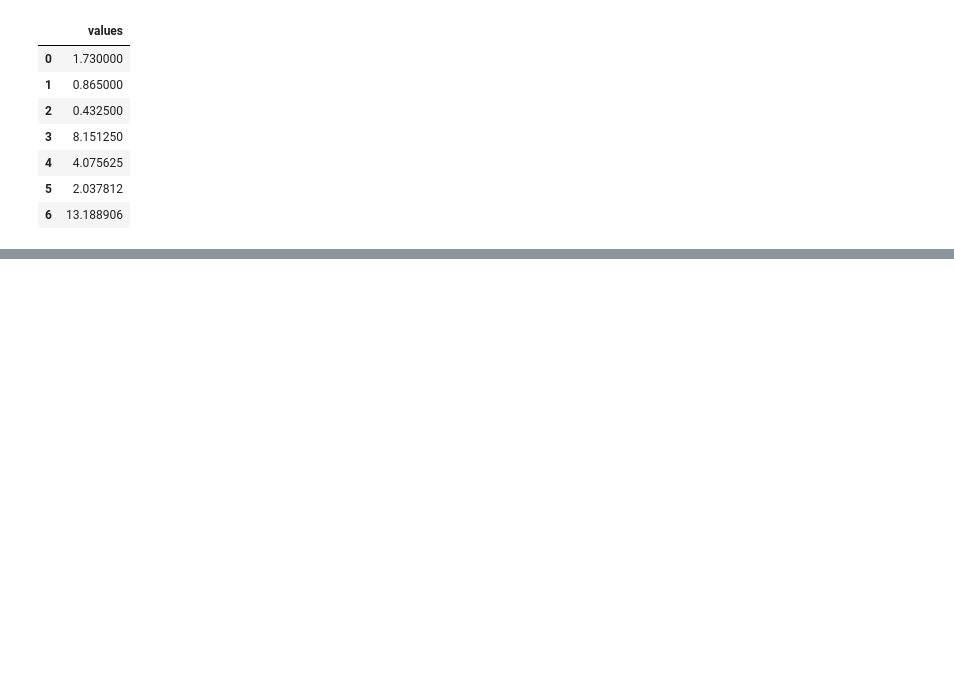
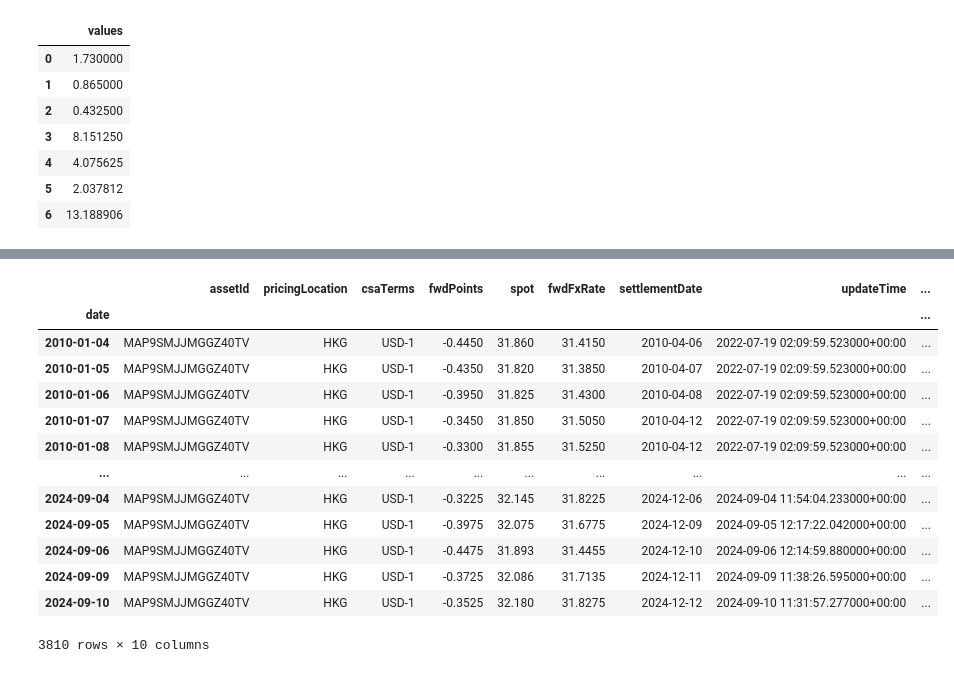
Before and after one commit to lottepy/FIRE.ai, a Jupyter notebook: systematic/test.ipynb, the cells around one changed output, grey strips where cells are left out. Cells and saved outputs as stored; diff of their text form; code cells hidden in the pictures; blank space fills up the shorter version.

```diff
--- a/systematic/test.ipynb
+++ b/systematic/test.ipynb
@@ -28,0 +129,17 @@ df.ewm(span=3, adjust=False).mean()
+# %%
+_df2
+# %% [output]
+|  | assetId | pricingLocation | csaTerms | fwdPoints | spot | fwdFxRate | settlementDate | updateTime | ... |
+| date |  |  |  |  |  |  |  |  | ... |
+| 2010-01-04 | MAP9SMJJMGGZ40TV | HKG | USD-1 | -0.4450 | 31.860 | 31.4150 | 2010-04-06 | 2022-07-19 02:09:59.523000+00:00 | ... |
+| 2010-01-05 | MAP9SMJJMGGZ40TV | HKG | USD-1 | -0.4350 | 31.820 | 31.3850 | 2010-04-07 | 2022-07-19 02:09:59.523000+00:00 | ... |
+| 2010-01-06 | MAP9SMJJMGGZ40TV | HKG | USD-1 | -0.3950 | 31.825 | 31.4300 | 2010-04-08 | 2022-07-19 02:09:59.523000+00:00 | ... |
+| 2010-01-07 | MAP9SMJJMGGZ40TV | HKG | USD-1 | -0.3450 | 31.850 | 31.5050 | 2010-04-12 | 2022-07-19 02:09:59.523000+00:00 | ... |
+| 2010-01-08 | MAP9SMJJMGGZ40TV | HKG | USD-1 | -0.3300 | 31.855 | 31.5250 | 2010-04-12 | 2022-07-19 02:09:59.523000+00:00 | ... |
+| ... | ... | ... | ... | ... | ... | ... | ... | ... | ... |
+| 2024-09-04 | MAP9SMJJMGGZ40TV | HKG | USD-1 | -0.3225 | 32.145 | 31.8225 | 2024-12-06 | 2024-09-04 11:54:04.233000+00:00 | ... |
+| 2024-09-05 | MAP9SMJJMGGZ40TV | HKG | USD-1 | -0.3975 | 32.075 | 31.6775 | 2024-12-09 | 2024-09-05 12:17:22.042000+00:00 | ... |
+| 2024-09-06 | MAP9SMJJMGGZ40TV | HKG | USD-1 | -0.4475 | 31.893 | 31.4455 | 2024-12-10 | 2024-09-06 12:14:59.880000+00:00 | ... |
+| 2024-09-09 | MAP9SMJJMGGZ40TV | HKG | USD-1 | -0.3725 | 32.086 | 31.7135 | 2024-12-11 | 2024-09-09 11:38:26.595000+00:00 | ... |
+| 2024-09-10 | MAP9SMJJMGGZ40TV | HKG | USD-1 | -0.3525 | 32.180 | 31.8275 | 2024-12-12 | 2024-09-10 11:31:57.277000+00:00 | ... |
+3810 rows × 10 columns
```
Also changed, not shown: parts of 10 cells of this notebook, 4 other files.
